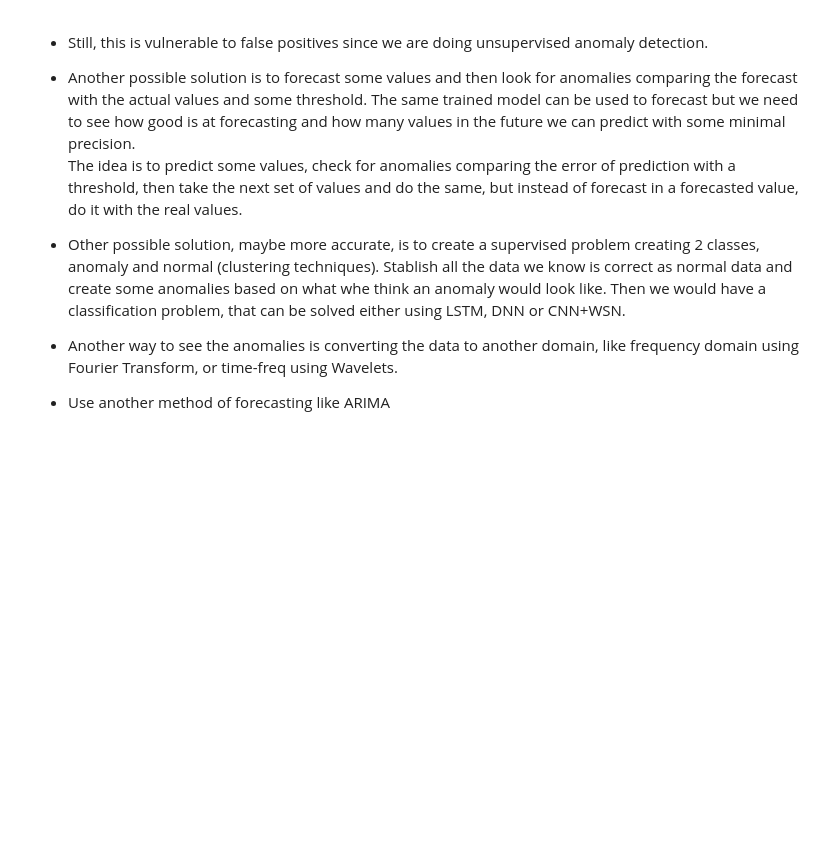
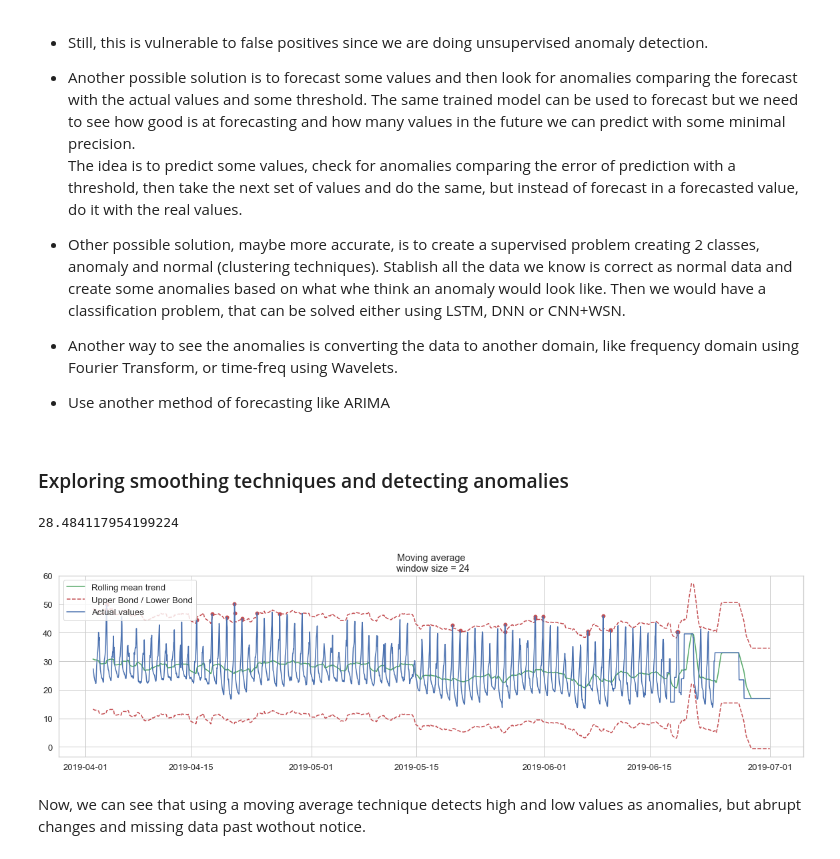
Before and after one commit to Charlie5DH/WSN, a Jupyter notebook: Notebooks/Anomalies.ipynb, the cells around one changed output. Drawn from its saved outputs; the diff is of its cells as text; code cells hidden in the pictures; blank space fills up the shorter version.

Commit message:
Adding more techniques

```diff
--- a/Notebooks/Anomalies.ipynb
+++ b/Notebooks/Anomalies.ipynb
@@ -374,3 +379,9 @@ After running the algorithms, we can see that is possible to apply the concept o
 - Another way to see the anomalies is converting the data to another domain, like frequency domain using Fourier Transform, or time-freq using Wavelets.
 
 - Use another method of forecasting like ARIMA
+# %% [markdown]
+### Exploring smoothing techniques and detecting anomalies
+# %%
+slice_of_data = df[df['Module']== '00.57.FE.0E'].dropna(axis=1, how='all')[['Temp_Mod']]
+slice_of_data = slice_of_data.resample('60Min').mean()
+slice_of_data = slice_of_data.fillna(slice_of_data.bfill())
@@ -376,0 +394,53 @@ After running the algorithms, we can see that is possible to apply the concept o
+# %%
+def moving_average(series, n):
+    """
+        Calculate average of last n observations
+    """
+    return np.average(series[-n:])
+
+moving_average(slice_of_data.Temp_Mod, 24) # prediction for the last observed day (past 24 hours)
+# %% [output]
+28.484117954199224
+# %%
+def plotMovingAverage(series, window=4, plot_intervals=False, scale=1.96, plot_anomalies=False):
+
+    """
+        series - dataframe with timeseries
+        window - rolling window size
+        plot_intervals - show confidence intervals
+        plot_anomalies - show anomalies
+    """
+    rolling_mean = series.rolling(window=window).mean()
+
+    plt.figure(figsize=(20,5))
+    plt.title("Moving average\n window size = {}".format(window))
+    plt.plot(rolling_mean, "g", label="Rolling mean trend")
+
+    # Plot confidence intervals for smoothed values
+    if plot_intervals:
+        mae = mean_absolute_error(series[window:], rolling_mean[window:])
+        deviation = np.std(series[window:] - rolling_mean[window:])
+        lower_bond = rolling_mean - (mae + scale * deviation)
+        upper_bond = rolling_mean + (mae + scale * deviation)
+        plt.plot(upper_bond, "r--", label="Upper Bond / Lower Bond")
+        plt.plot(lower_bond, "r--")
+
+        # Having the intervals, find abnormal values
+        if plot_anomalies:
+            anomalies = pd.DataFrame(index=series.index, columns=series.columns)
+            anomalies[series<lower_bond] = series[series<lower_bond]
+            anomalies[series>upper_bond] = series[series>upper_bond]
+            plt.plot(anomalies, "ro", markersize=5)
+
+    plt.plot(series[window:], label="Actual values")
+    plt.legend(loc="upper left")
+    plt.grid(True)
+# %%
+# Let's take a little zoom to see better the moving average
+# smothing by 24 hours
+serie = slice_of_data[['Temp_Mod']]['2019-04':'2019-06']
+plotMovingAverage(serie, 24, plot_intervals=True, plot_anomalies=True) # Smothing by 24 hours
+# %% [output]
+[figure, added]
+# %% [markdown]
+Now, we can see that using a moving average technique detects high and low values as anomalies, but abrupt changes and missing data past wothout notice.
```
Also changed, not shown: parts of 4 cells of this notebook.
